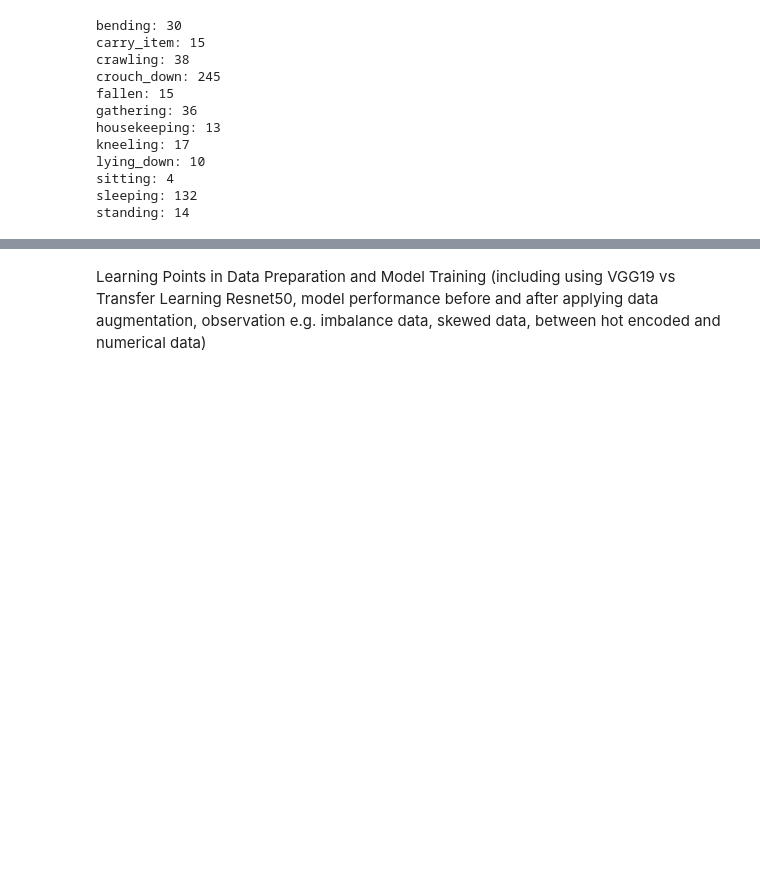
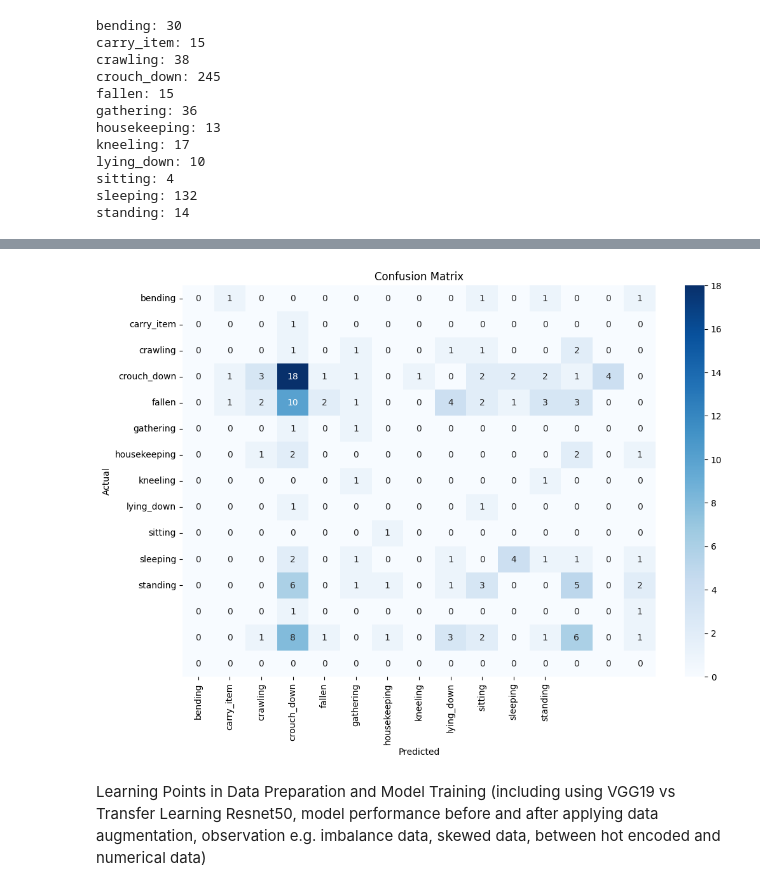
Before and after one commit to net39/ML-anomaly-detection, a Jupyter notebook: P2_06_CNN2_vid.ipynb, the cells around one changed output, grey strips where cells are left out. Drawn from its saved outputs; the diff is of its cells as text; code cells hidden in the pictures; blank space fills up the shorter version.

```diff
--- a/P2_06_CNN2_vid.ipynb
+++ b/P2_06_CNN2_vid.ipynb
@@ -843,2 +957,17 @@ weighted avg       0.83      0.81      0.81       202
+# %%
+import matplotlib.pyplot as plt
+import seaborn as sns
+plt.figure(figsize=(12, 8))
+sns.heatmap(cm, annot=True, fmt='d', cmap='Blues',
+            xticklabels=existing_class_names, yticklabels=existing_class_names)
+plt.xlabel('Predicted')
+plt.ylabel('Actual')
+plt.title('Confusion Matrix')
+plt.savefig('/content/cnn_lstm_v2_final model_confusion_matrix.png')
+
+blob = bucket.blob('results/cnn_lstm_v2_final model_confusion_matrix.png')
+blob.upload_from_filename('/content/cnn_lstm_v2_final model_confusion_matrix.png')
+# %% [output]
+[figure, added]
 # %% [markdown]
 Learning Points in Data Preparation and Model Training (including using VGG19 vs Transfer Learning Resnet50, model performance before and after applying data augmentation, observation e.g. imbalance data, skewed data, between hot encoded and numerical data)
```
Also changed, not shown: parts of 41 cells of this notebook.
